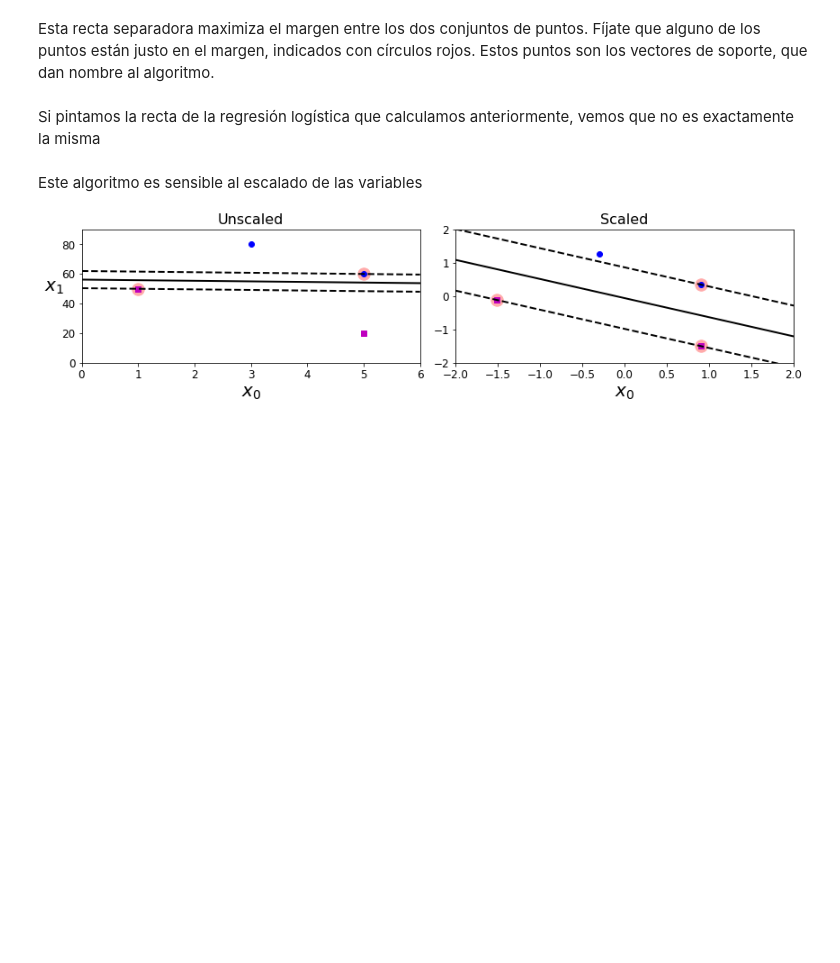
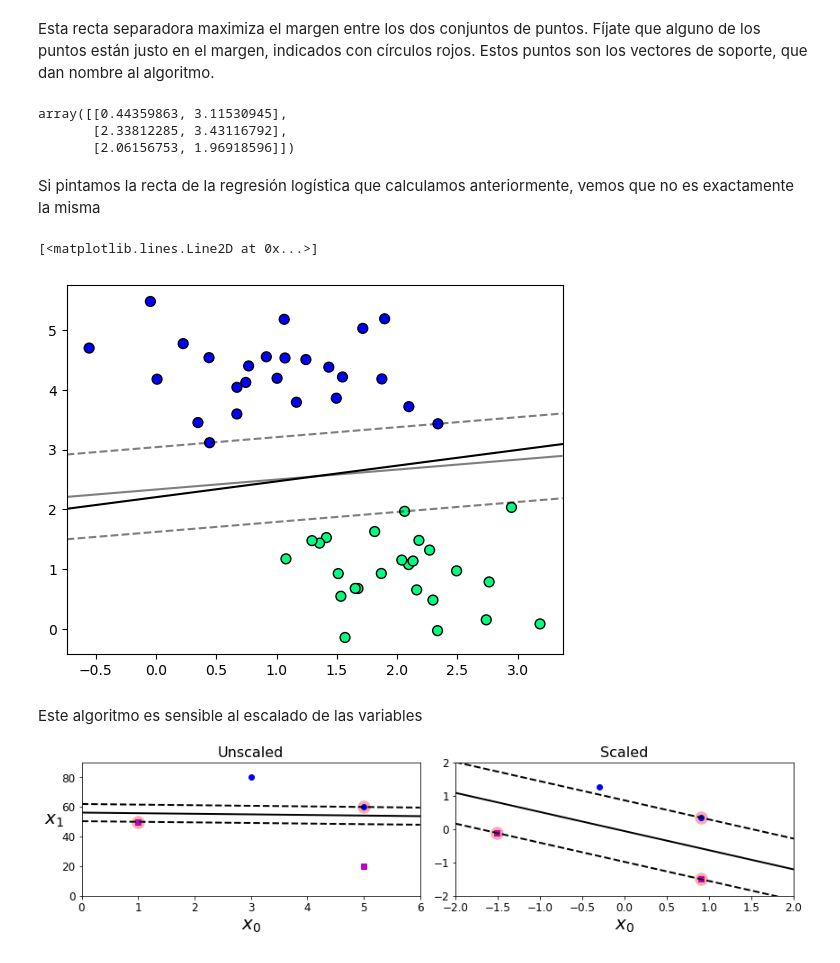
Before and after one commit to rafazamb/DS_PT_PR_SEP22, a Jupyter notebook: 03-Machine_Learning/01-Supervisado/07-Support Vector Machines/Support Vector Machines (SVM).ipynb, the cells around one changed output. Drawn from its saved outputs; the diff is of its cells as text; code cells hidden in the pictures; blank space fills up the shorter version.

```diff
--- a/03-Machine_Learning/01-Supervisado/07-Support Vector Machines/Support Vector Machines (SVM).ipynb
+++ b/03-Machine_Learning/01-Supervisado/07-Support Vector Machines/Support Vector Machines (SVM).ipynb
@@ -25,3 +30,9 @@ plt.ylabel('$x_2$');
 ¿Cuál es el mejor separador?
 
 Empecemos analizando cuál es el separador de la regresión logística
+# %%
+from sklearn.linear_model import LogisticRegression
+
+lr = LogisticRegression(random_state=42)
+lr.fit(X,y)
+lr.intercept_, lr.coef_
@@ -79,2 +98,7 @@ plt.xlim(-1, 3.5);
 # %% [markdown]
 La recta separadora que maximice este margen será escogida como el mejor modelo.
+# %%
+from sklearn.svm import SVC # "support vector classifier"
+
+model = SVC(kernel='linear', C=1e10)
+model.fit(X,y)
@@ -111,7 +139,28 @@ plot_svc_decision_function(model);
 # %% [markdown]
 Esta recta separadora maximiza el margen entre los dos conjuntos de puntos. Fíjate que alguno de los puntos están justo en el margen, indicados con círculos rojos. Estos puntos son los vectores de soporte, que dan nombre al algoritmo.
+# %%
+model.support_vectors_
+# %% [output]
+array([[0.44359863, 3.11530945],
+       [2.33812285, 3.43116792],
+       [2.06156753, 1.96918596]])
 # %% [markdown]
 Si pintamos la recta de la regresión logística que calculamos anteriormente, vemos que no es exactamente la misma
+# %%
+# Datos
+plt.scatter(X[:,0], X[:,1], c=y, s=50, cmap='winter', edgecolors='k')
+
+# SVM
+plot_svc_decision_function(model, plot_support=False)
+
+# Regresión Logística
+xfit = np.linspace(-1, 3.5)
+m=0.263
+b=2.206
+plt.plot(xfit, m * xfit + b, '-k')
+# %% [output]
+[<matplotlib.lines.Line2D at 0x...>]
+[figure, added]
 # %% [markdown]
 Este algoritmo es sensible al escalado de las variables
 
```
Also changed, not shown: parts of 24 cells of this notebook.
